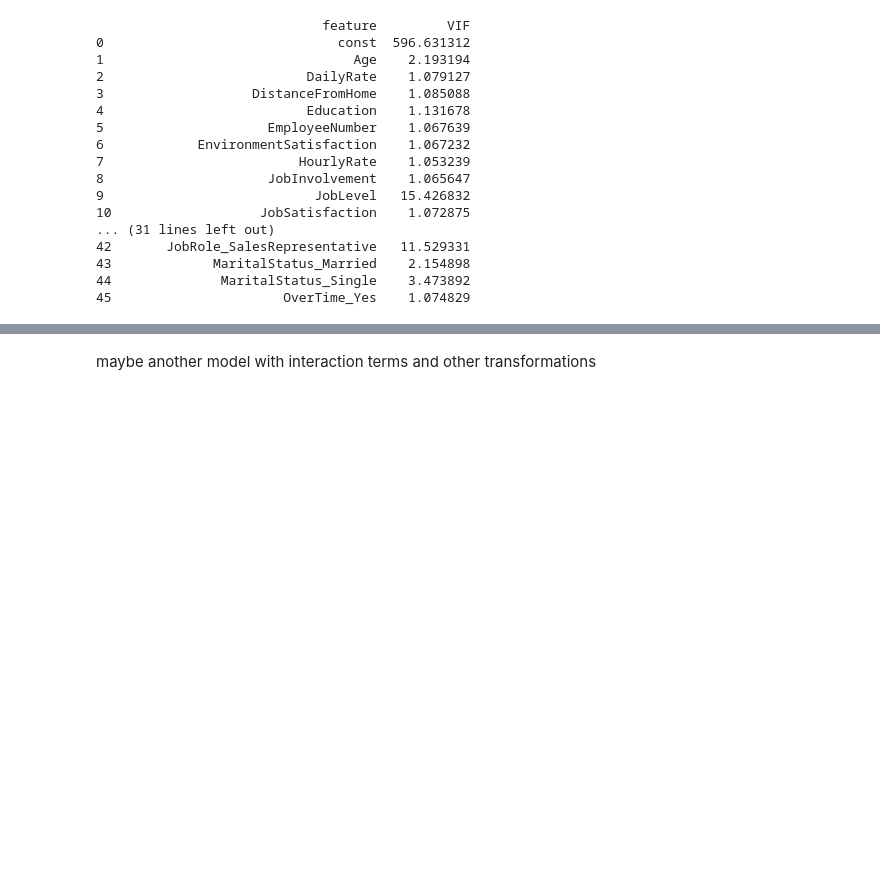
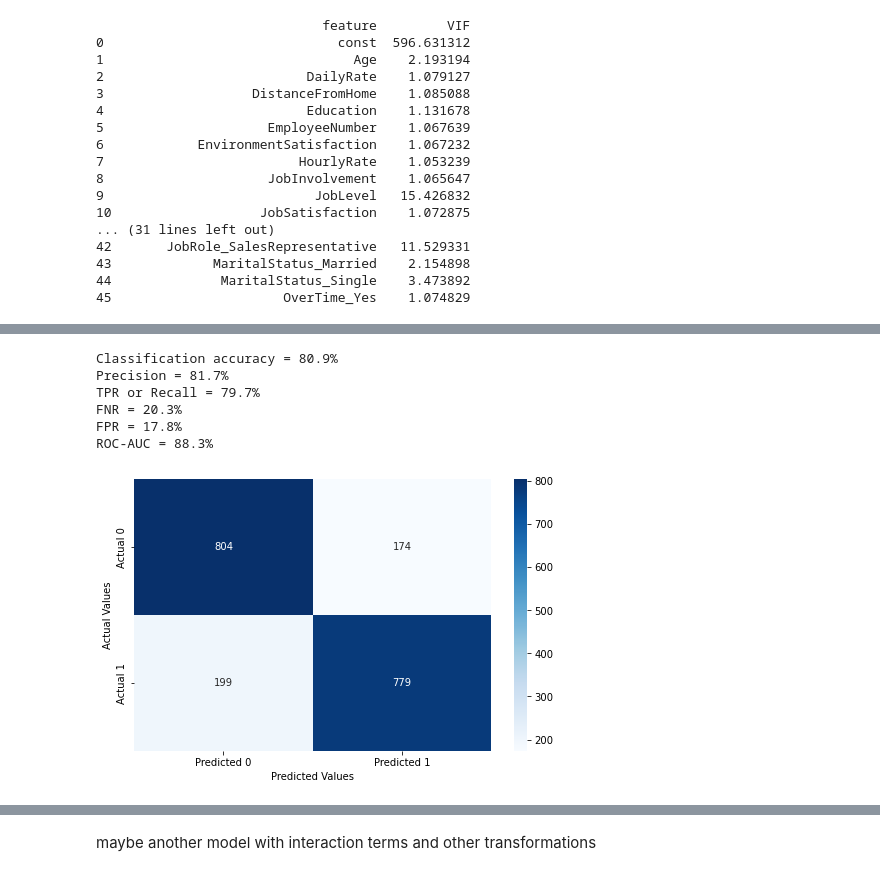
Before and after one commit to catherineerickson/Attrition-Project, a Jupyter notebook: Improved_Model.ipynb, the cells around one changed output, grey strips where cells are left out. Drawn from its saved outputs; the diff is of its cells as text; code cells hidden in the pictures; blank space fills up the shorter version.

Commit message:
Trying to run the test data
trying to run the test data to make the cfm but not sure what vars to drop

```diff
--- a/Improved_Model.ipynb
+++ b/Improved_Model.ipynb
@@ -484,5 +604,13 @@ plot_precision_recall_vs_threshold(p, r, thresholds)
 # %%
-confusion_matrix_data(train,train.Attrition_Yes,logit_model,0.55)
+confusion_matrix_data(train,train.Attrition_Yes,logit_model,0.5)
+# %% [output]
+Classification accuracy = 80.9%
+Precision = 81.7%
+TPR or Recall = 79.7%
+FNR = 20.3%
+FPR = 17.8%
+ROC-AUC = 88.3%
+[figure, added]
 # %%
 from sklearn.metrics import roc_curve, auc
 y=train.Attrition_Yes
```
Also changed, not shown: parts of 37 cells of this notebook.
